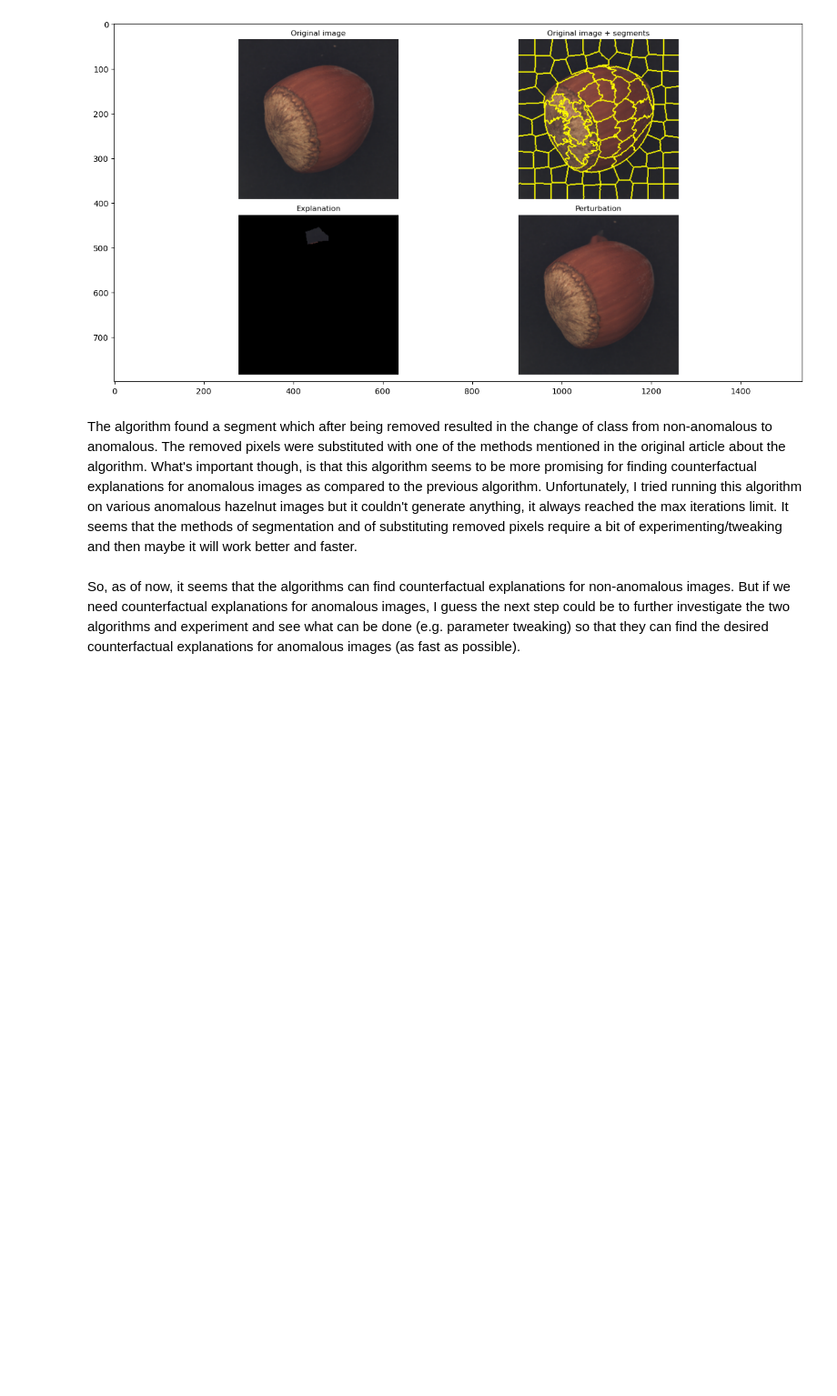
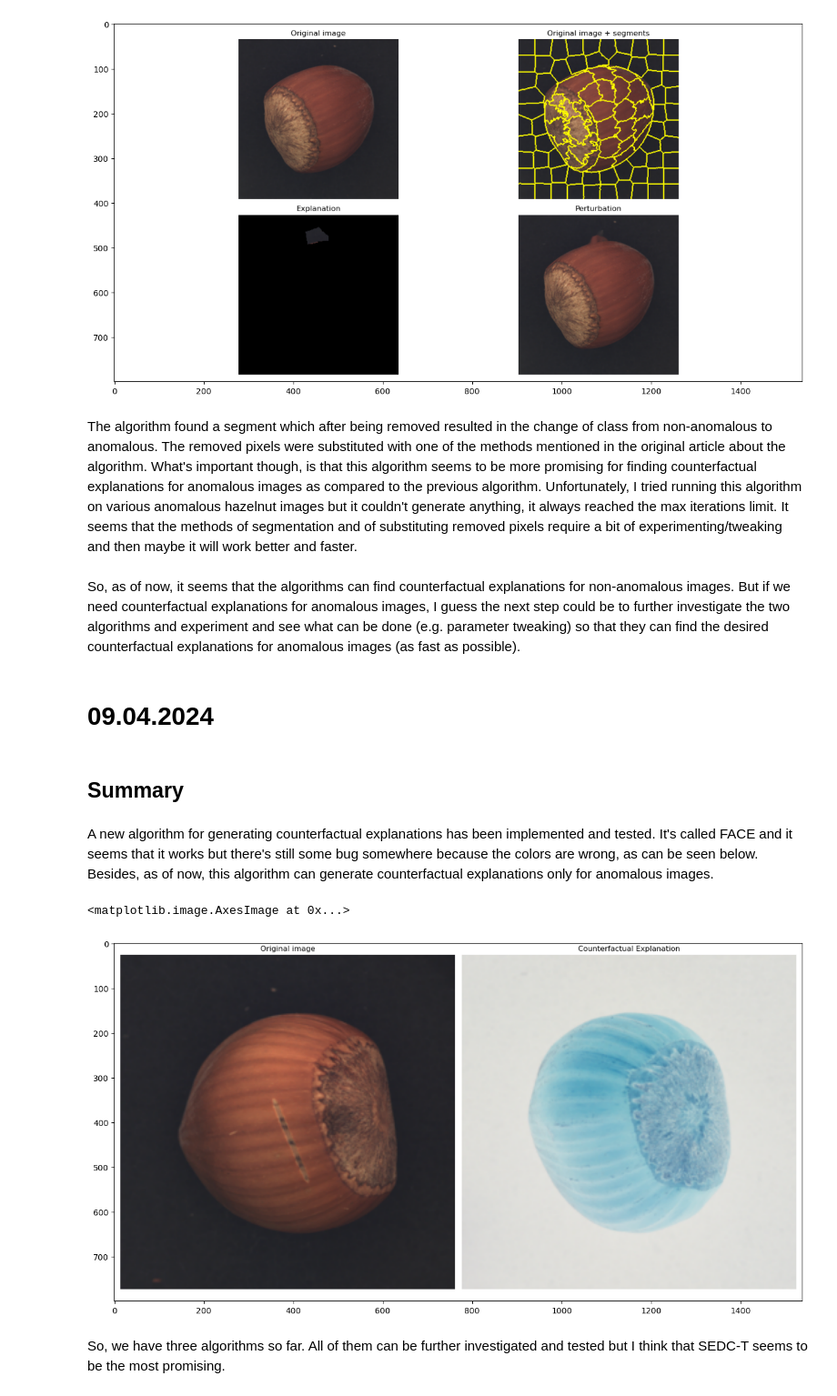
Before and after one commit to Kamil-Kochanczyk/AI-Workshop-1, a Jupyter notebook: main.ipynb, the cells around one changed output. Shown at 91% size. Cells and saved outputs as stored; diff of their text form; code cells hidden in the pictures; blank space fills up the shorter version.

Commit message:
Docstrings improved, FACE implemented and tested for the first time

```diff
--- a/main.ipynb
+++ b/main.ipynb
@@ -217,3 +217,9 @@ The algorithm found a segment which after being removed resulted in the change o
 del cfew
 # %% [markdown]
 So, as of now, it seems that the algorithms can find counterfactual explanations for non-anomalous images. But if we need counterfactual explanations for anomalous images, I guess the next step could be to further investigate the two algorithms and experiment and see what can be done (e.g. parameter tweaking) so that they can find the desired counterfactual explanations for anomalous images (as fast as possible).
+# %% [markdown]
+# 09.04.2024
+# %% [markdown]
+## Summary
+# %% [markdown]
+A new algorithm for generating counterfactual explanations has been implemented and tested. It's called FACE and it seems that it works but there's still some bug somewhere because the colors are wrong, as can be seen below. Besides, as of now, this algorithm can generate counterfactual explanations only for anomalous images.
@@ -219,0 +228,8 @@ So, as of now, it seems that the algorithms can find counterfactual explanations
+# %%
+plt.figure(figsize=(16, 8))
+plt.imshow(np.array(Image.open('./img/face_cfe_hazelnut_for_anomaly.png')))
+# %% [output]
+<matplotlib.image.AxesImage at 0x...>
+[figure, added]
+# %% [markdown]
+So, we have three algorithms so far. All of them can be further investigated and tested but I think that SEDC-T seems to be the most promising.
```
Also changed, not shown: parts of 1 cell of this notebook, 7 other files.
